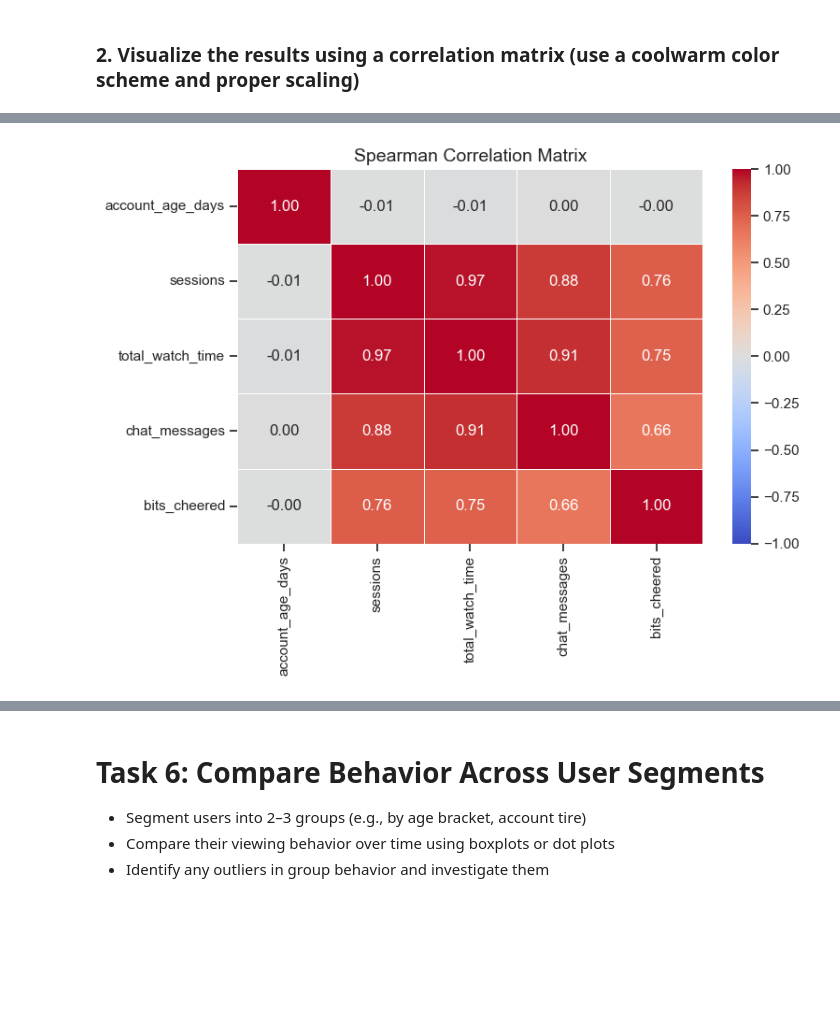
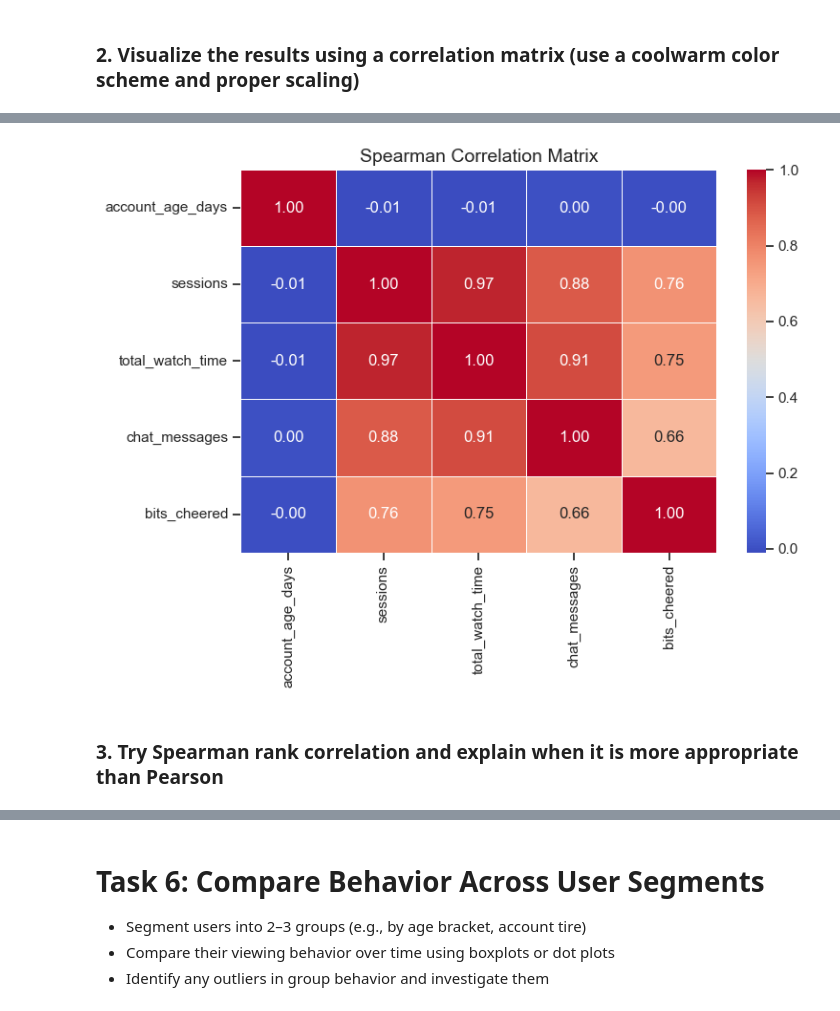
Before and after one commit to cda79/IAT461-Assignment01, a Jupyter notebook: IAT461-Assignment01-Scaffold.ipynb, the cells around one changed output, grey strips where cells are left out. Drawn from its saved outputs; the diff is of its cells as text; code cells hidden in the pictures; blank space fills up the shorter version.

```diff
--- a/IAT461-Assignment01-Scaffold.ipynb
+++ b/IAT461-Assignment01-Scaffold.ipynb
@@ -1290,18 +1279,12 @@ plt.show()
 # %%
 spearman_corr = correlation_data.corr(method="spearman")
 
 plt.figure(figsize=(8, 6))
-sns.heatmap(
-    spearman_corr,
-    annot=True,
-    cmap="coolwarm",
-    fmt=".2f",
-    linewidths=0.5,
-    vmin=-1,
-    vmax=1,
-)
+sns.heatmap(spearman_corr, annot=True, cmap='coolwarm', fmt=".2f", linewidths=0.5)
 plt.title("Spearman Correlation Matrix", fontsize=14)
 plt.tight_layout()
 plt.show()
 # %% [output]
-[figure, old version]
+[figure, new version]
+# %% [markdown]
+### 3. Try Spearman rank correlation and explain when it is more appropriate than Pearson
```
Also changed, not shown: parts of 10 cells of this notebook.
